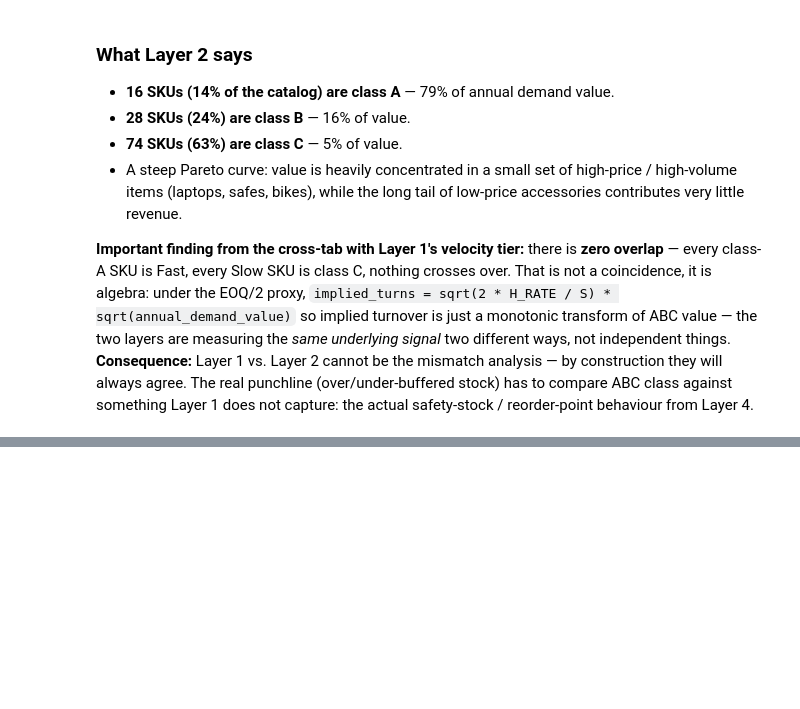
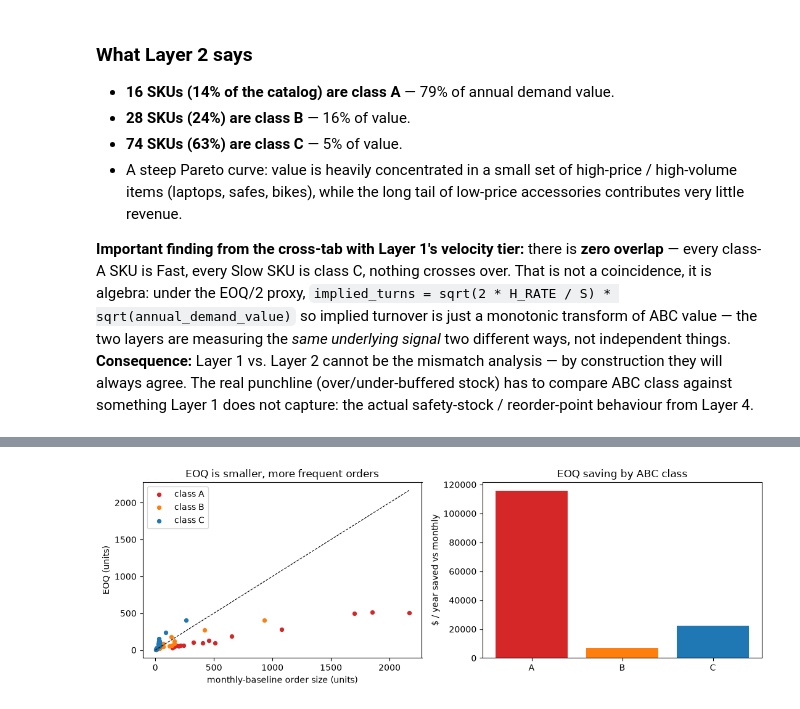
Before and after one commit to GireesheePendela/dataco-inventory-analysis, a Jupyter notebook: notebooks/analysis.ipynb, the cells around one changed output, grey strips where cells are left out. Cells and saved outputs as stored; diff of their text form; code cells hidden in the pictures; blank space fills up the shorter version.

Commit message:
Add EOQ analysis and saving-by-class breakdown to the notebook

```diff
--- a/notebooks/analysis.ipynb
+++ b/notebooks/analysis.ipynb
@@ -480,0 +492,15 @@ the actual safety-stock / reorder-point behaviour from Layer 4.
+# %%
+from src.inventory import layer3_eoq
+
+l3 = layer3_eoq(abc)
+
+print("catalogue-wide annual ordering + holding cost")
+print(f"  at EOQ            : ${l3['eoq_annual_cost'].sum():>12,.0f}")
+print(f"  monthly baseline  : ${l3['monthly_annual_cost'].sum():>12,.0f}")
+print(f"  saving from EOQ   : ${l3['eoq_saving_vs_monthly'].sum():>12,.0f}"
+      f"  ({l3['eoq_saving_vs_monthly'].sum() / l3['monthly_annual_cost'].sum():.0%})")
+print(f"  median per-SKU saving: {l3['eoq_saving_pct'].median():.1%}")
+
+l3[["sku", "product_name", "abc_class", "annual_demand", "eoq",
+    "eoq_orders_per_year", "eoq_cycle_days", "eoq_saving_vs_monthly",
+    "eoq_saving_pct"]].head()
@@ -480,0 +554,24 @@ the actual safety-stock / reorder-point behaviour from Layer 4.
+# %%
+fig, ax = plt.subplots(1, 2, figsize=(11, 3.8))
+
+colours = {"A": "tab:red", "B": "tab:orange", "C": "tab:blue"}
+for cls, grp in l3.groupby("abc_class"):
+    ax[0].scatter(grp["monthly_order_size"], grp["eoq"], s=18,
+                  label=f"class {cls}", color=colours[cls])
+lim = max(l3["monthly_order_size"].max(), l3["eoq"].max())
+ax[0].plot([0, lim], [0, lim], "k--", linewidth=0.8)
+ax[0].set_xlabel("monthly-baseline order size (units)")
+ax[0].set_ylabel("EOQ (units)")
+ax[0].set_title("EOQ is smaller, more frequent orders")
+ax[0].legend()
+
+order = ["A", "B", "C"]
+ax[1].bar(order, [l3.loc[l3.abc_class == c, "eoq_saving_vs_monthly"].sum() for c in order],
+          color=[colours[c] for c in order])
+ax[1].set_ylabel("$ / year saved vs monthly")
+ax[1].set_title("EOQ saving by ABC class")
+
+plt.tight_layout()
+plt.show()
+# %% [output]
+[figure, added]
```
Also changed, not shown: parts of 4 cells of this notebook.
